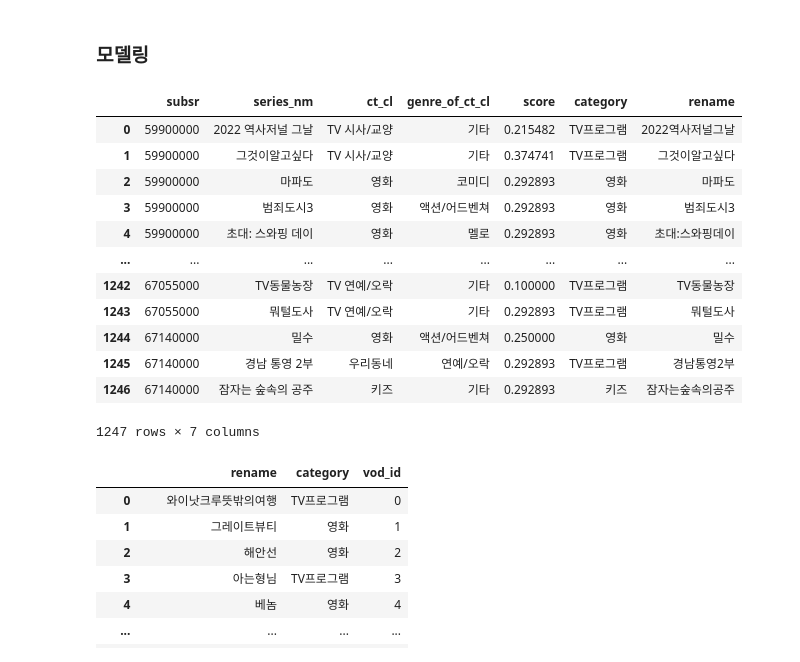
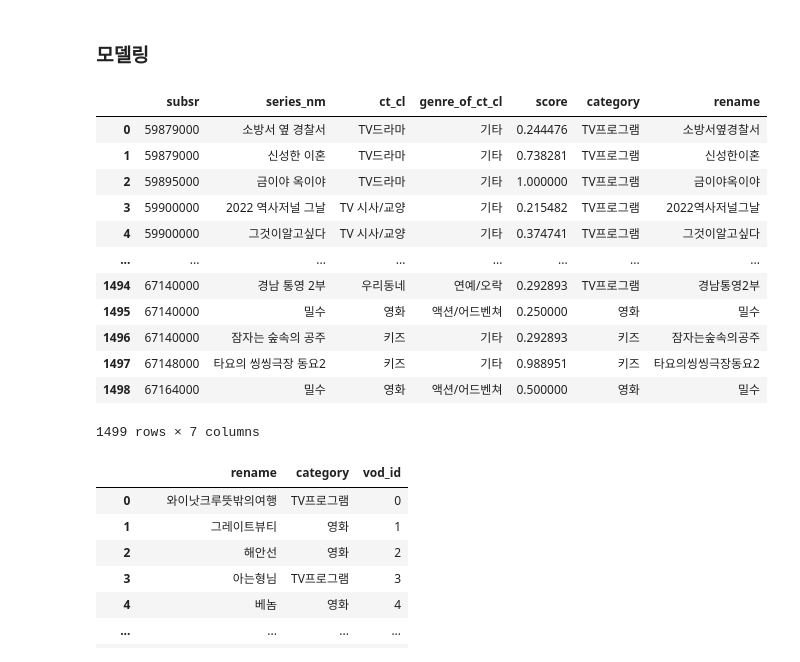
Before and after one commit to LGHV-team1/final-project, a Jupyter notebook: 모델/vod_89train_10test.ipynb, the cells around one changed output. Cells and saved outputs as stored; diff of their text form; code cells hidden in the pictures.

```diff
--- a/모델/vod_89train_10test.ipynb
+++ b/모델/vod_89train_10test.ipynb
@@ -354,22 +395,22 @@ final_df.to_csv('../data/vod89.csv', index = 0)
 # %% [markdown]
 ### 모델링
 # %%
-vod = pd.read_csv('../data/vod89.csv')
+vod = pd.read_csv('../data/vod89_all.csv')
 vod
 # %% [output]
 |  | subsr | series_nm | ct_cl | genre_of_ct_cl | score | category | rename |
-| 0 | 59900000 | 2022 역사저널 그날 | TV 시사/교양 | 기타 | 0.215482 | TV프로그램 | 2022역사저널그날 |
-| 1 | 59900000 | 그것이알고싶다 | TV 시사/교양 | 기타 | 0.374741 | TV프로그램 | 그것이알고싶다 |
-| 2 | 59900000 | 마파도 | 영화 | 코미디 | 0.292893 | 영화 | 마파도 |
-| 3 | 59900000 | 범죄도시3 | 영화 | 액션/어드벤쳐 | 0.292893 | 영화 | 범죄도시3 |
-| 4 | 59900000 | 초대: 스와핑 데이 | 영화 | 멜로 | 0.292893 | 영화 | 초대:스와핑데이 |
+| 0 | 59879000 | 소방서 옆 경찰서 | TV드라마 | 기타 | 0.244476 | TV프로그램 | 소방서옆경찰서 |
+| 1 | 59879000 | 신성한 이혼 | TV드라마 | 기타 | 0.738281 | TV프로그램 | 신성한이혼 |
+| 2 | 59895000 | 금이야 옥이야 | TV드라마 | 기타 | 1.000000 | TV프로그램 | 금이야옥이야 |
+| 3 | 59900000 | 2022 역사저널 그날 | TV 시사/교양 | 기타 | 0.215482 | TV프로그램 | 2022역사저널그날 |
+| 4 | 59900000 | 그것이알고싶다 | TV 시사/교양 | 기타 | 0.374741 | TV프로그램 | 그것이알고싶다 |
 | ... | ... | ... | ... | ... | ... | ... | ... |
-| 1242 | 67055000 | TV동물농장 | TV 연예/오락 | 기타 | 0.100000 | TV프로그램 | TV동물농장 |
-| 1243 | 67055000 | 뭐털도사 | TV 연예/오락 | 기타 | 0.292893 | TV프로그램 | 뭐털도사 |
-| 1244 | 67140000 | 밀수 | 영화 | 액션/어드벤쳐 | 0.250000 | 영화 | 밀수 |
-| 1245 | 67140000 | 경남 통영 2부 | 우리동네 | 연예/오락 | 0.292893 | TV프로그램 | 경남통영2부 |
-| 1246 | 67140000 | 잠자는 숲속의 공주 | 키즈 | 기타 | 0.292893 | 키즈 | 잠자는숲속의공주 |
+| 1494 | 67140000 | 경남 통영 2부 | 우리동네 | 연예/오락 | 0.292893 | TV프로그램 | 경남통영2부 |
+| 1495 | 67140000 | 밀수 | 영화 | 액션/어드벤쳐 | 0.250000 | 영화 | 밀수 |
+| 1496 | 67140000 | 잠자는 숲속의 공주 | 키즈 | 기타 | 0.292893 | 키즈 | 잠자는숲속의공주 |
+| 1497 | 67148000 | 타요의 씽씽극장 동요2 | 키즈 | 기타 | 0.988951 | 키즈 | 타요의씽씽극장동요2 |
+| 1498 | 67164000 | 밀수 | 영화 | 액션/어드벤쳐 | 0.500000 | 영화 | 밀수 |
-1247 rows × 7 columns
+1499 rows × 7 columns
 # %%
 vod_id = pd.read_csv('../data/vod_list_add10.csv', index_col=0)
 vod_id = vod_id[['rename', 'Category', 'vod_id']]
```
Also changed, not shown: parts of 25 cells of this notebook.
